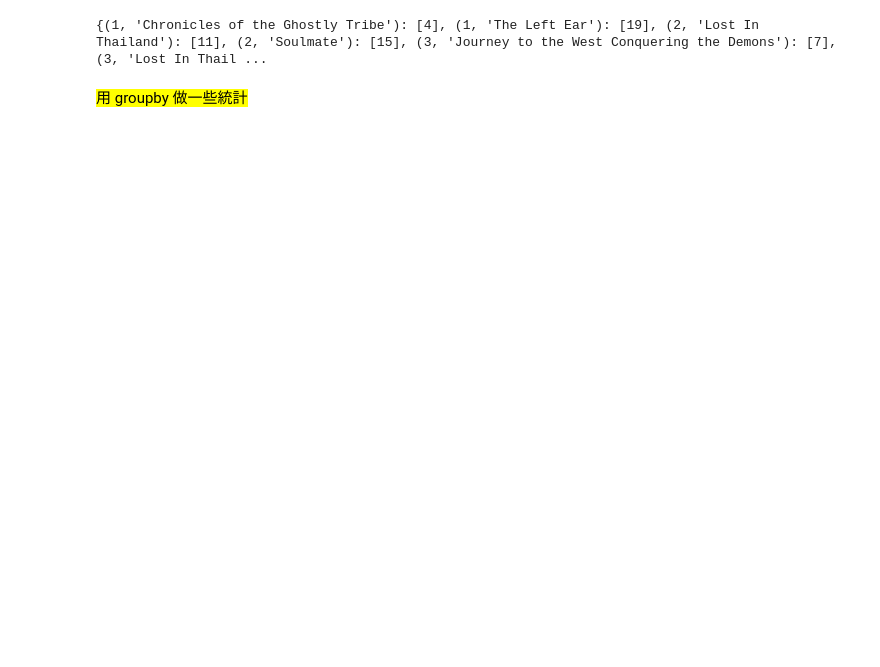
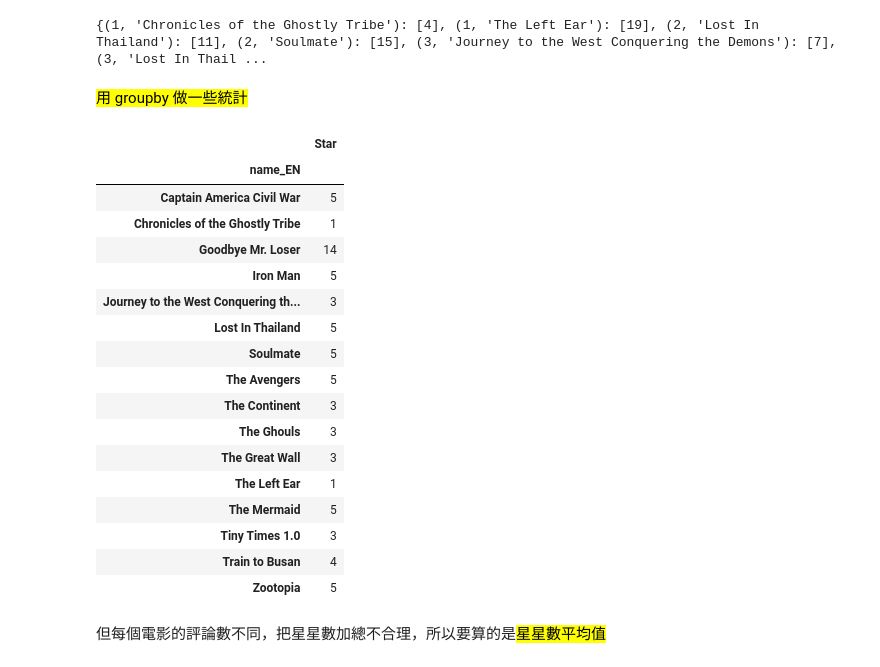
Before and after one commit to cckk2913/dspy-lab7, a Jupyter notebook: lab7.ipynb, the cells around one changed output. Drawn from its saved outputs; the diff is of its cells as text; code cells hidden in the pictures; blank space fills up the shorter version.

```diff
--- a/lab7.ipynb
+++ b/lab7.ipynb
@@ -754,4 +754,29 @@ df.groupby(['Star', 'name_EN']).groups
 {(1, 'Chronicles of the Ghostly Tribe'): [4], (1, 'The Left Ear'): [19], (2, 'Lost In Thailand'): [11], (2, 'Soulmate'): [15], (3, 'Journey to the West Conquering the Demons'): [7], (3, 'Lost In Thail ...
 # %% [markdown]
 <mark> 用 groupby 做一些統計</mark>
+# %%
+# 用'電影名字'分組，並取得每組的加總（會忽略非數字的欄位）
+grouped = df.groupby(by='name_EN')
+grouped.sum()
+# %% [output]
+|  | Star |
+| name_EN |  |
+| Captain America Civil War | 5 |
+| Chronicles of the Ghostly Tribe | 1 |
+| Goodbye Mr. Loser | 14 |
+| Iron Man | 5 |
+| Journey to the West Conquering th... | 3 |
+| Lost In Thailand | 5 |
+| Soulmate | 5 |
+| The Avengers | 5 |
+| The Continent | 3 |
+| The Ghouls | 3 |
+| The Great Wall | 3 |
+| The Left Ear | 1 |
+| The Mermaid | 5 |
+| Tiny Times 1.0 | 3 |
+| Train to Busan | 4 |
+| Zootopia | 5 |
+# %% [markdown]
+但每個電影的評論數不同，把星星數加總不合理，所以要算的是<mark>星星數平均值</mark>
 # %%
```
Also changed, not shown: parts of 4 cells of this notebook.
